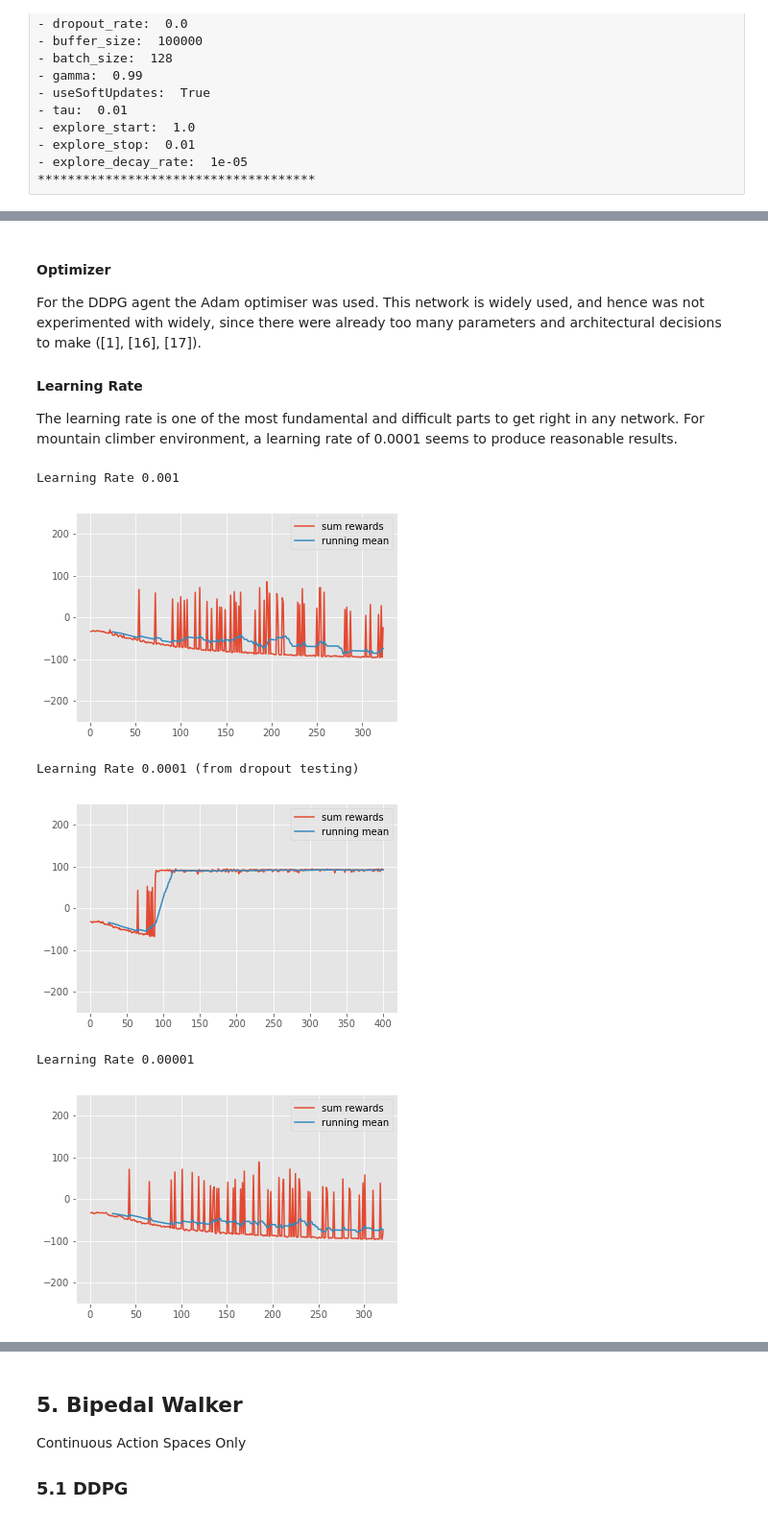
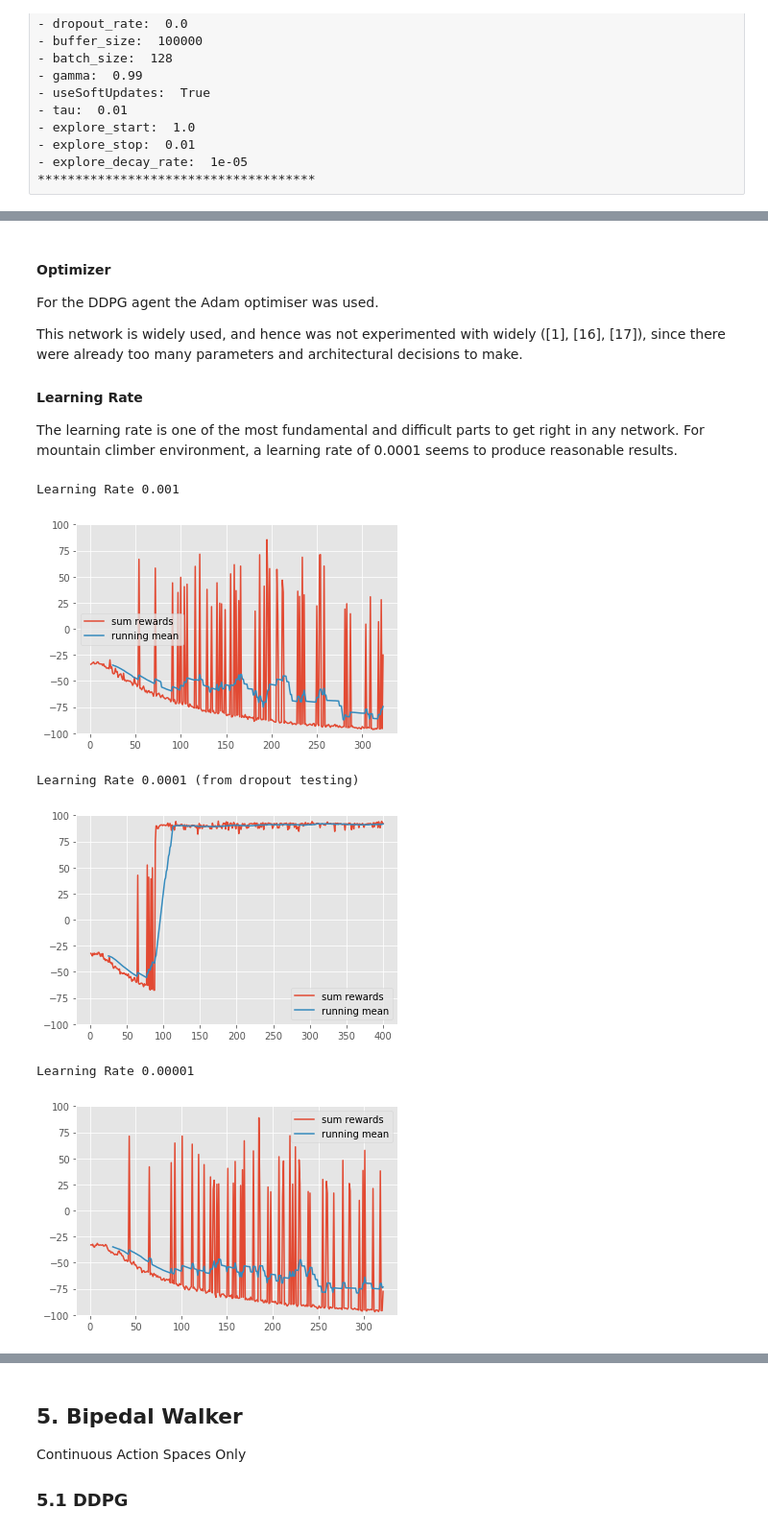
Before and after one commit to smmuzza/CapstoneProjectMLNanoDegree, a Jupyter notebook: CapstoneProjectReport.ipynb, the cells around one changed output, grey strips where cells are left out. Shown at 96% size. Cells and saved outputs as stored; diff of their text form; code cells hidden in the pictures.

```diff
--- a/CapstoneProjectReport.ipynb
+++ b/CapstoneProjectReport.ipynb
@@ -374,7 +377,7 @@ def interact(agent, env, num_episodes=20000, mode='train', file_output="results.
         print("\tAverage training time per episode: ", all_elapsed_time/num_episodes)
         print("******************************")
 # %%
-def plot_score_from_file(file_to_read):
+def sample_plot_score_from_file(file_to_read):
     # Load simulation results from the .csv file
     results = pd.read_csv(file_to_read)
 
@@ -905,7 +1677,9 @@ L2 0.010
 # %% [markdown]
 #### Optimizer
 
-For the DDPG agent the Adam optimiser was used. This network is widely used, and hence was not experimented with widely, since there were already too many parameters and architectural decisions to make ([1], [16], [17]).
+For the DDPG agent the Adam optimiser was used.
+
+This network is widely used, and hence was not experimented with widely ([1], [16], [17]), since there were already too many parameters and architectural decisions to make.
 
 #### Learning Rate
 
@@ -913,21 +1687,21 @@ The learning rate is one of the most fundamental and difficult parts to get righ
 # %%
 from visuals import plot_score_from_file
 
 print("Learning Rate 0.001")
 dir = "results/MtClimberContinuous/learningrate/0.001/"
-plot_score_from_file(dir + "20190623190455MountainCarContinuous-v0_train.txt")
+plot_score_from_file(dir + "20190623190455MountainCarContinuous-v0_train.txt", -100, 100, 1)
 
 print("Learning Rate 0.0001 (from dropout testing)")
 dir = "results/MtClimberContinuous/dropout/0.2/"
-plot_score_from_file(dir + "20190623181645MountainCarContinuous-v0_train.txt")
+plot_score_from_file(dir + "20190623181645MountainCarContinuous-v0_train.txt", -100, 100, 1)
 
 print("Learning Rate 0.00001")
 dir = "results/MtClimberContinuous/learningrate/0.00001/"
-plot_score_from_file(dir + "20190623190506MountainCarContinuous-v0_train.txt")
+plot_score_from_file(dir + "20190623190506MountainCarContinuous-v0_train.txt", -100, 100, 1)
 # %% [output]
 Learning Rate 0.001
-[figure, old version]
+[figure, new version]
 Learning Rate 0.0001 (from dropout testing)
-[figure, old version]
+[figure, new version]
 Learning Rate 0.00001
-[figure, old version]
+[figure, new version]
```
Also changed, not shown: parts of 62 cells of this notebook, 4 other files.
